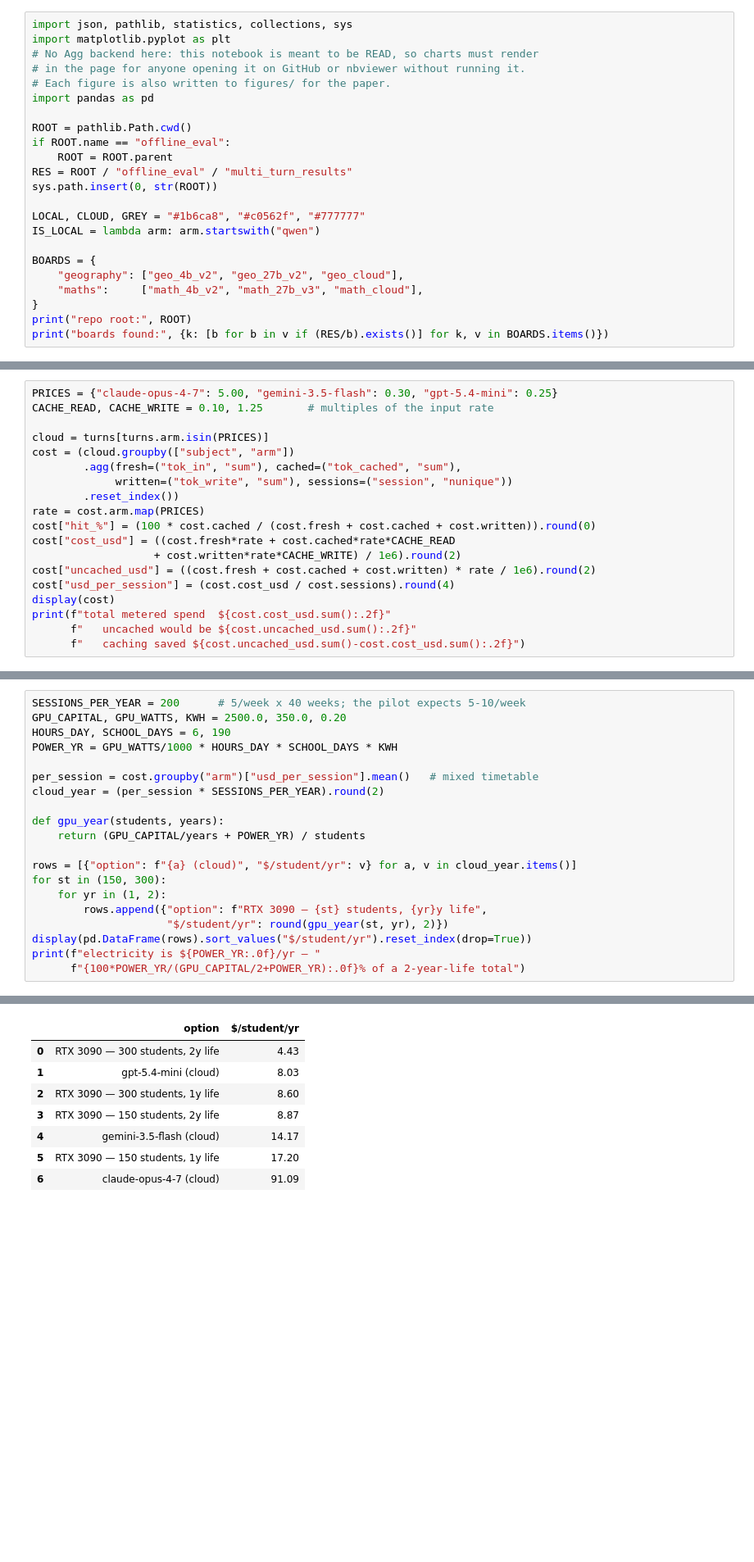
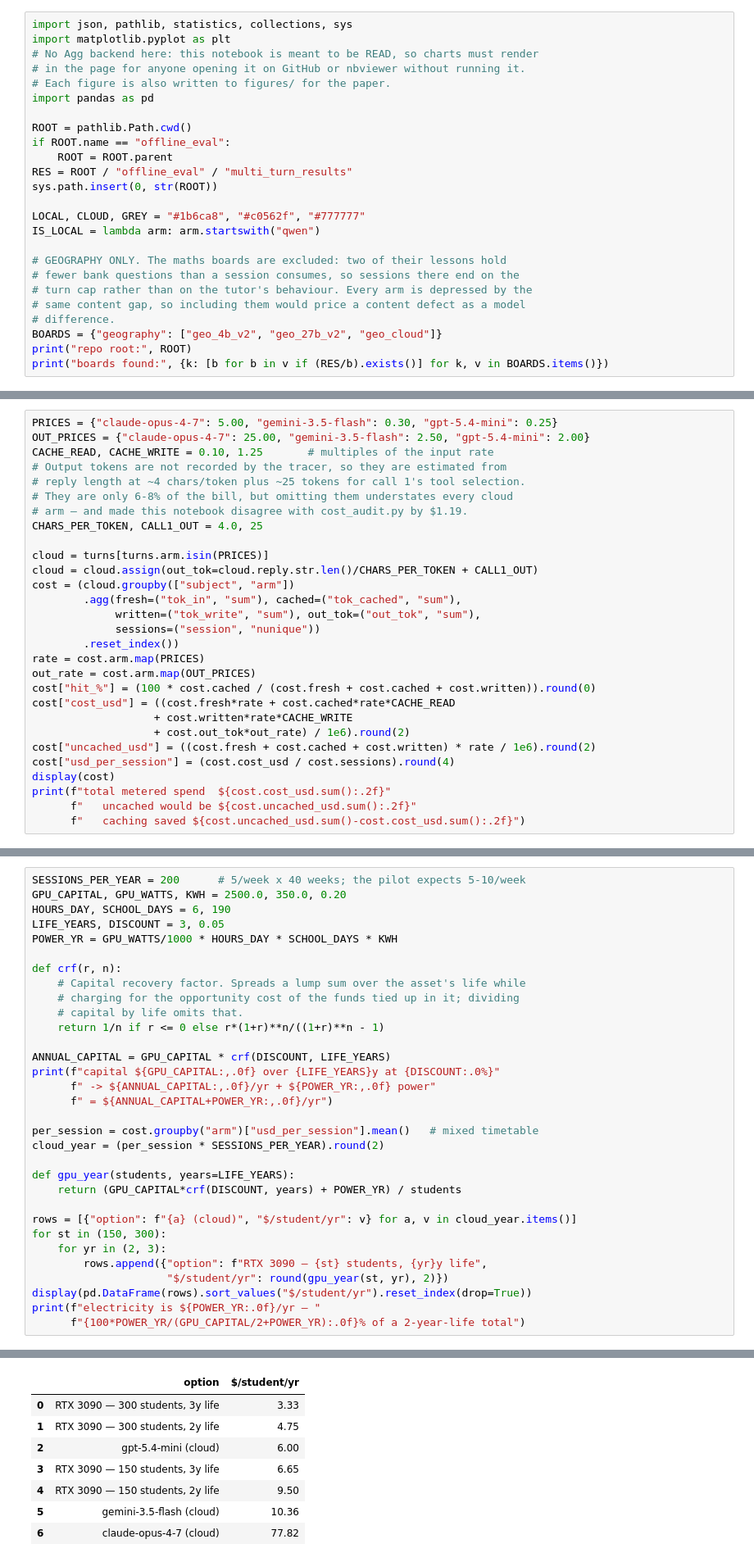
Before and after one commit to eai6/ai-tutor, a Jupyter notebook: offline_eval/ANALYSIS.ipynb, the cells around one changed output, grey strips where cells are left out. Shown at 82% size. Drawn from its saved outputs; the diff is of its cells as text; blank space fills up the shorter version.

```diff
--- a/offline_eval/ANALYSIS.ipynb
+++ b/offline_eval/ANALYSIS.ipynb
@@ -47,10 +52,12 @@ sys.path.insert(0, str(ROOT))
 LOCAL, CLOUD, GREY = "#1b6ca8", "#c0562f", "#777777"
 IS_LOCAL = lambda arm: arm.startswith("qwen")
 
-BOARDS = {
-    "geography": ["geo_4b_v2", "geo_27b_v2", "geo_cloud"],
-    "maths":     ["math_4b_v2", "math_27b_v3", "math_cloud"],
-}
+# GEOGRAPHY ONLY. The maths boards are excluded: two of their lessons hold
+# fewer bank questions than a session consumes, so sessions there end on the
+# turn cap rather than on the tutor's behaviour. Every arm is depressed by the
+# same content gap, so including them would price a content defect as a model
+# difference.
+BOARDS = {"geography": ["geo_4b_v2", "geo_27b_v2", "geo_cloud"]}
 print("repo root:", ROOT)
 print("boards found:", {k: [b for b in v if (RES/b).exists()] for k, v in BOARDS.items()})
 # %% [output]
@@ -208,17 +207,27 @@ first as the total makes cache reads look larger than the input and prices a
 run negative.
 # %%
 PRICES = {"claude-opus-4-7": 5.00, "gemini-3.5-flash": 0.30, "gpt-5.4-mini": 0.25}
+OUT_PRICES = {"claude-opus-4-7": 25.00, "gemini-3.5-flash": 2.50, "gpt-5.4-mini": 2.00}
 CACHE_READ, CACHE_WRITE = 0.10, 1.25       # multiples of the input rate
+# Output tokens are not recorded by the tracer, so they are estimated from
+# reply length at ~4 chars/token plus ~25 tokens for call 1's tool selection.
+# They are only 6-8% of the bill, but omitting them understates every cloud
+# arm — and made this notebook disagree with cost_audit.py by $1.19.
+CHARS_PER_TOKEN, CALL1_OUT = 4.0, 25
 
 cloud = turns[turns.arm.isin(PRICES)]
+cloud = cloud.assign(out_tok=cloud.reply.str.len()/CHARS_PER_TOKEN + CALL1_OUT)
 cost = (cloud.groupby(["subject", "arm"])
         .agg(fresh=("tok_in", "sum"), cached=("tok_cached", "sum"),
-             written=("tok_write", "sum"), sessions=("session", "nunique"))
+             written=("tok_write", "sum"), out_tok=("out_tok", "sum"),
+             sessions=("session", "nunique"))
         .reset_index())
 rate = cost.arm.map(PRICES)
+out_rate = cost.arm.map(OUT_PRICES)
 cost["hit_%"] = (100 * cost.cached / (cost.fresh + cost.cached + cost.written)).round(0)
 cost["cost_usd"] = ((cost.fresh*rate + cost.cached*rate*CACHE_READ
-                   + cost.written*rate*CACHE_WRITE) / 1e6).round(2)
+                   + cost.written*rate*CACHE_WRITE
+                   + cost.out_tok*out_rate) / 1e6).round(2)
 cost["uncached_usd"] = ((cost.fresh + cost.cached + cost.written) * rate / 1e6).round(2)
 cost["usd_per_session"] = (cost.cost_usd / cost.sessions).round(4)
 display(cost)
@@ -257,17 +263,29 @@ untouched, so it decides the comparison on its own. **Change it first.**
 SESSIONS_PER_YEAR = 200      # 5/week x 40 weeks; the pilot expects 5-10/week
 GPU_CAPITAL, GPU_WATTS, KWH = 2500.0, 350.0, 0.20
 HOURS_DAY, SCHOOL_DAYS = 6, 190
+LIFE_YEARS, DISCOUNT = 3, 0.05
 POWER_YR = GPU_WATTS/1000 * HOURS_DAY * SCHOOL_DAYS * KWH
+
+def crf(r, n):
+    # Capital recovery factor. Spreads a lump sum over the asset's life while
+    # charging for the opportunity cost of the funds tied up in it; dividing
+    # capital by life omits that.
+    return 1/n if r <= 0 else r*(1+r)**n/((1+r)**n - 1)
+
+ANNUAL_CAPITAL = GPU_CAPITAL * crf(DISCOUNT, LIFE_YEARS)
+print(f"capital ${GPU_CAPITAL:,.0f} over {LIFE_YEARS}y at {DISCOUNT:.0%}"
+      f" -> ${ANNUAL_CAPITAL:,.0f}/yr + ${POWER_YR:,.0f} power"
+      f" = ${ANNUAL_CAPITAL+POWER_YR:,.0f}/yr")
 
 per_session = cost.groupby("arm")["usd_per_session"].mean()   # mixed timetable
 cloud_year = (per_session * SESSIONS_PER_YEAR).round(2)
 
-def gpu_year(students, years):
-    return (GPU_CAPITAL/years + POWER_YR) / students
+def gpu_year(students, years=LIFE_YEARS):
+    return (GPU_CAPITAL*crf(DISCOUNT, years) + POWER_YR) / students
 
 rows = [{"option": f"{a} (cloud)", "$/student/yr": v} for a, v in cloud_year.items()]
 for st in (150, 300):
-    for yr in (1, 2):
+    for yr in (2, 3):
         rows.append({"option": f"RTX 3090 — {st} students, {yr}y life",
                      "$/student/yr": round(gpu_year(st, yr), 2)})
 display(pd.DataFrame(rows).sort_values("$/student/yr").reset_index(drop=True))
@@ -277,8 +296,8 @@ print(f"electricity is ${POWER_YR:.0f}/yr — "
 |  | option | $/student/yr |
-| 0 | RTX 3090 — 300 students, 2y life | 4.43 |
-| 1 | gpt-5.4-mini (cloud) | 8.03 |
-| 2 | RTX 3090 — 300 students, 1y life | 8.60 |
-| 3 | RTX 3090 — 150 students, 2y life | 8.87 |
-| 4 | gemini-3.5-flash (cloud) | 14.17 |
-| 5 | RTX 3090 — 150 students, 1y life | 17.20 |
-| 6 | claude-opus-4-7 (cloud) | 91.09 |
+| 0 | RTX 3090 — 300 students, 3y life | 3.33 |
+| 1 | RTX 3090 — 300 students, 2y life | 4.75 |
+| 2 | gpt-5.4-mini (cloud) | 6.00 |
+| 3 | RTX 3090 — 150 students, 3y life | 6.65 |
+| 4 | RTX 3090 — 150 students, 2y life | 9.50 |
+| 5 | gemini-3.5-flash (cloud) | 10.36 |
+| 6 | claude-opus-4-7 (cloud) | 77.82 |
```
Also changed, not shown: parts of 12 cells of this notebook, 7 other files.
